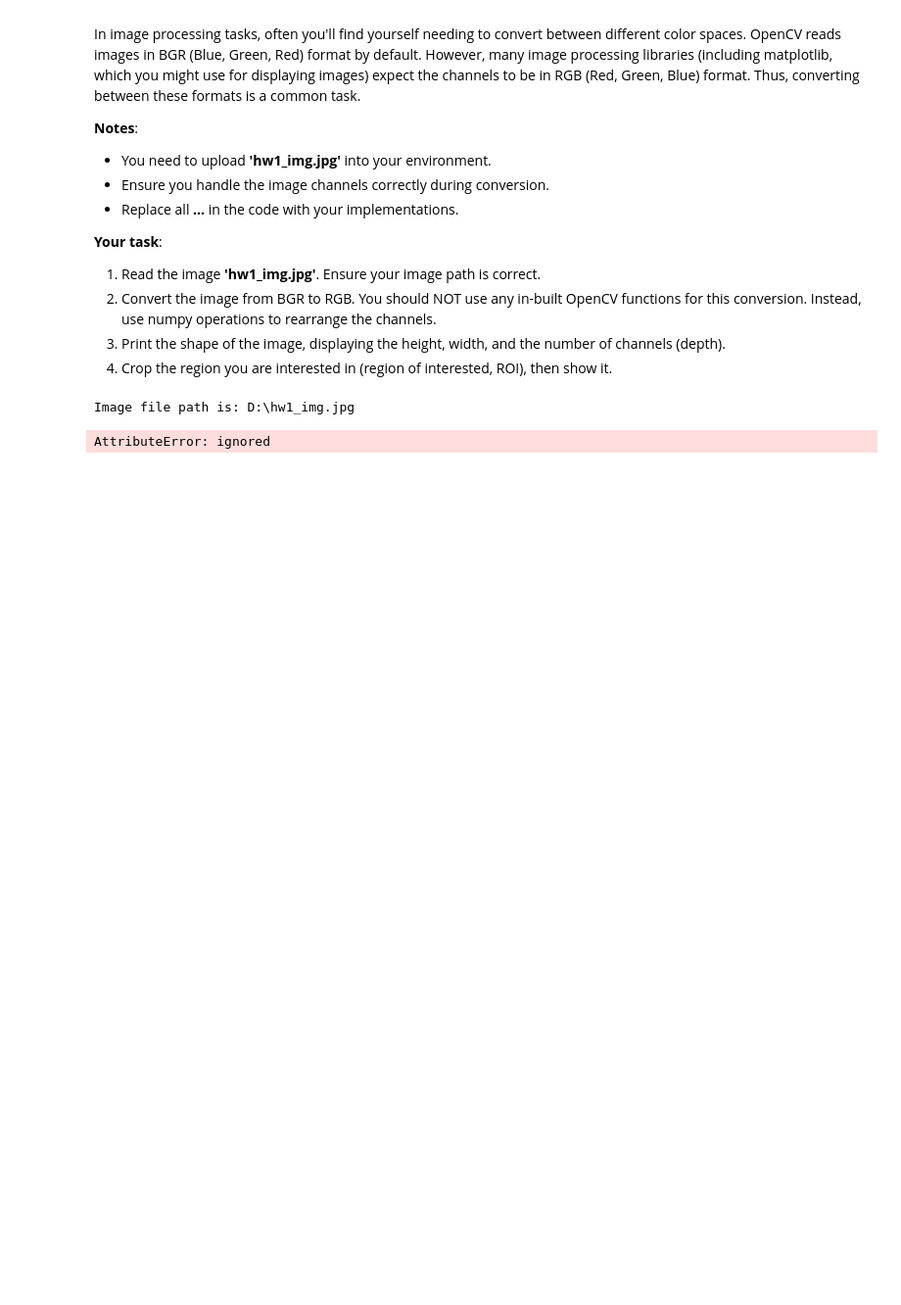
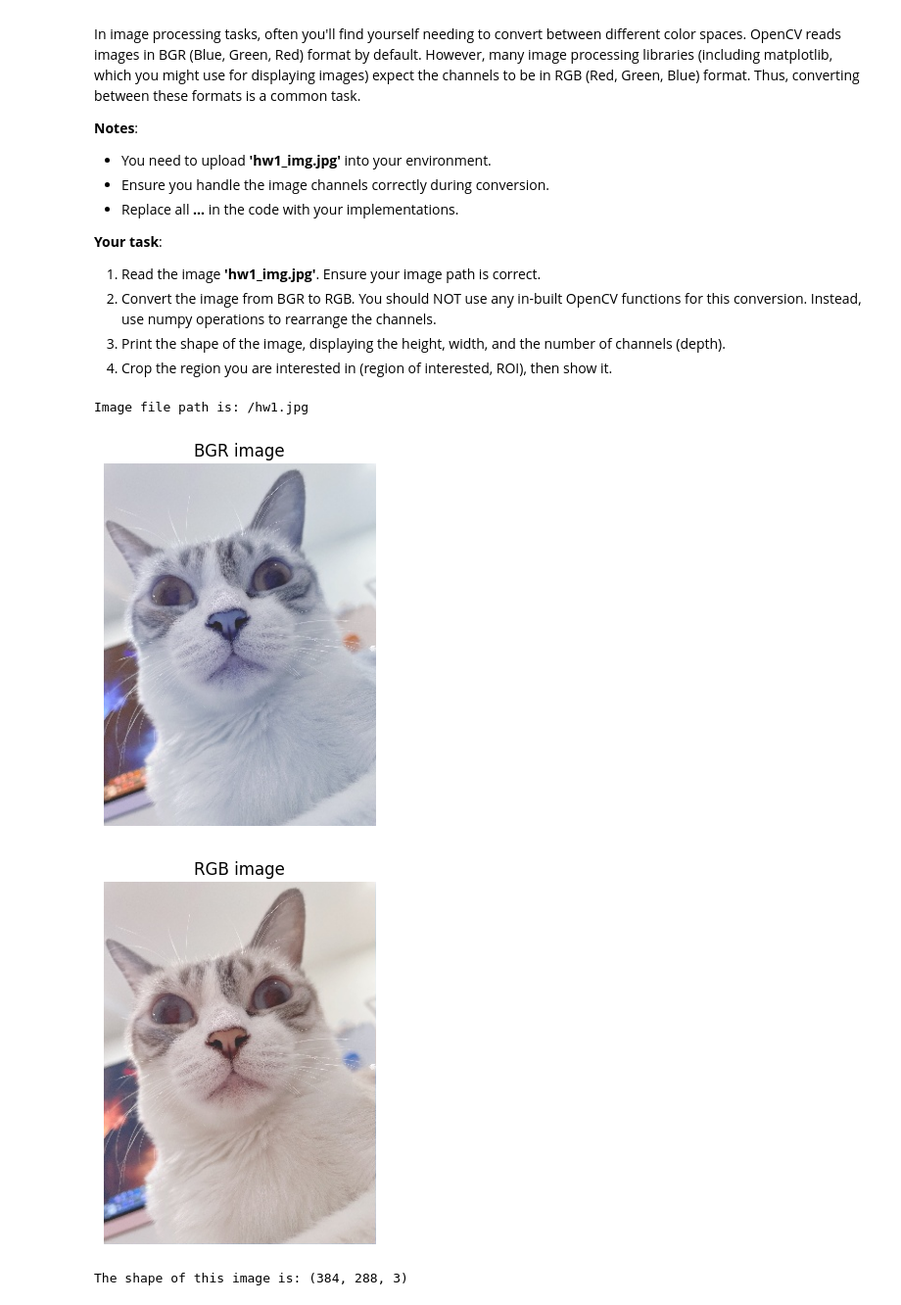
Before and after one commit to HD666g/NTHU_2023_DLBOI_HW, a Jupyter notebook: hw1.ipynb, the cells around one changed output. Shown: that part at 98% size. Drawn from its saved outputs; the diff is of its cells as text; code cells hidden in the pictures; blank space fills up the shorter version.

```diff
--- a/hw1.ipynb
+++ b/hw1.ipynb
@@ -378,45 +378,48 @@ In image processing tasks, often you'll find yourself needing to convert between
 3. Print the shape of the image, displaying the height, width, and the number of channels (depth).
 4. Crop the region you are interested in (region of interested, ROI), then show it.
 # %%
+import numpy as np
 import cv2
 import matplotlib.pyplot as plt
 
 # Step 1: Specify the path to your image file
-image_path = 'D:\hw1_img.jpg'
+image_path = '/hw1.jpg'
 
 print(f'Image file path is: {image_path}')
 
 # Read the image using cv2
 img = cv2.imread(image_path)
-img = img.astype(np.float)
 
 # Display the BGR image
 plt.imshow(img)
 plt.title('BGR image')
 plt.axis('off')
 plt.show()
 
 # Step 2: Convert the BGR image to RGB using numpy
-image_reshape = img.reshape(3,np.sqrt(np.size(img)/3))
-b = img[1,:]
-g = img[2,:]
-r = img[3,:]
-image_rgb = img[r,g,b]
+image_rgb = img[...]
+for i in range(0,383):
+ for j in range(0,287):
+  temp=np.copy(image_rgb[i,j,0])
+  image_rgb[i,j,0]=image_rgb[i,j,2]
+  image_rgb[i,j,2]=temp
 
 # Display the RGB image
 plt.imshow(image_rgb)
 plt.title('RGB image')
 plt.axis('off')
 plt.show()
 
 # Step 3: Print the shape of the RGB image
 print(f'The shape of this image is: {np.shape(img)}')
 
 # Step 4 Display the cropped image.
-plt.imshow(image_rgb[...])
+plt.imshow(image_rgb[140:200,100:160,...])
 plt.title('Cropped image')
 plt.axis('off')
 plt.show()
 # %% [output]
-Image file path is: D:\hw1_img.jpg
+Image file path is: /hw1.jpg
+[figure, added]
+[figure, added]
-AttributeError: ignored
+The shape of this image is: (384, 288, 3)
```
Also changed, not shown: parts of 1 cell of this notebook.
